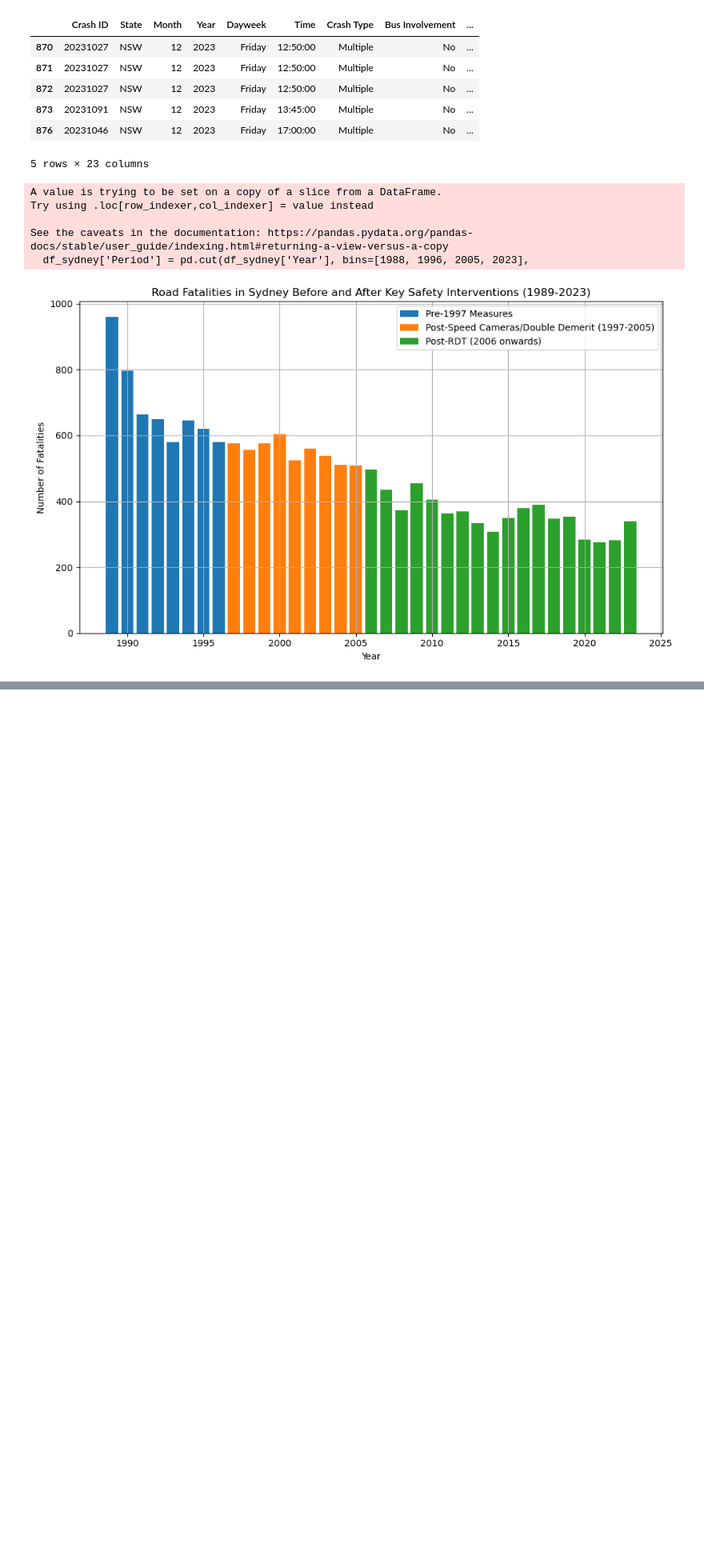
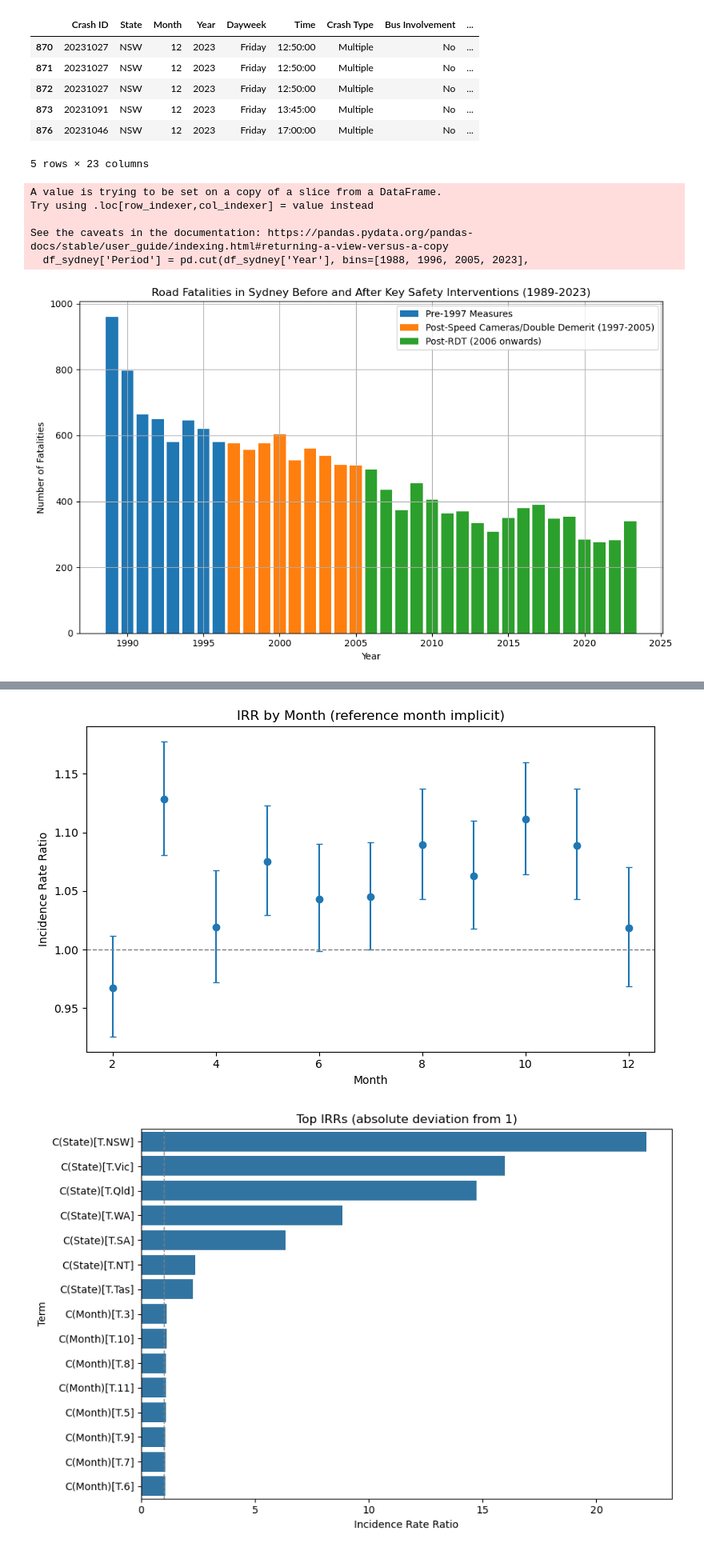
Before and after one commit to Yukitoshi12345/Australia-Road-Fatality, a Jupyter notebook: main.ipynb, the cells around one changed output, grey strips where cells are left out. Shown: that part at 80% size. Saved outputs shown, nothing was run; the diff lists cells and outputs as text; code cells hidden in the pictures; blank space fills up the shorter version.

```diff
--- a/main.ipynb
+++ b/main.ipynb
@@ -408,0 +528,10 @@ plt.show()
+# %%
+# Compute IRRs with 95% CI and preview
+a = model.params
+c = model.conf_int()
+irrs = np.exp(a)
+ci_lower = np.exp(c[0])
+ci_upper = np.exp(c[1])
+irr_df = pd.DataFrame({'IRR': irrs, 'CI_lower': ci_lower, 'CI_upper': ci_upper}).sort_values('IRR', ascending=False)
+print(f"\nModel: {model_name}")
+print(irr_df.head(20))
@@ -408,0 +657,64 @@ plt.show()
+# %%
+# Visuals for Q5
+import matplotlib.pyplot as plt
+import seaborn as sns
+
+# Helper: extract IRRs for a given prefix, with clean labels
+def extract_irrs(irr_df, prefix):
+    sel = irr_df[irr_df.index.str.startswith(prefix)].copy()
+    sel = sel.rename(index=lambda s: s.replace(prefix, '').strip('[]T.'))
+    sel = sel.reset_index().rename(columns={'index': 'Term'})
+    return sel
+
+# 1) Month seasonal IRRs with CI
+months_irrs = extract_irrs(irr_df, 'C(Month)')
+if not months_irrs.empty:
+    months_irrs['Month'] = pd.to_numeric(months_irrs['Term'], errors='coerce')
+    months_irrs = months_irrs.dropna(subset=['Month']).sort_values('Month')
+    plt.figure(figsize=(8,5))
+    plt.errorbar(months_irrs['Month'], months_irrs['IRR'],
+                 yerr=[months_irrs['IRR']-months_irrs['CI_lower'], months_irrs['CI_upper']-months_irrs['IRR']],
+                 fmt='o', capsize=3)
+    plt.axhline(1.0, color='gray', linestyle='--', linewidth=1)
+    plt.title('IRR by Month (reference month implicit)')
+    plt.xlabel('Month')
+    plt.ylabel('Incidence Rate Ratio')
+    plt.tight_layout()
+    plt.savefig('images/q5_month_irrs.png', dpi=150, bbox_inches='tight')
+    plt.show()
+
+# 2) Top absolute effects (excluding intercept)
+filtered = irr_df.drop(index=[i for i in irr_df.index if i.startswith('Intercept')], errors='ignore')
+filtered['EffectSize'] = (filtered['IRR']-1).abs()
+top_n = filtered.sort_values('EffectSize', ascending=False).head(15)
+plt.figure(figsize=(9,6))
+sns.barplot(data=top_n.reset_index(), y='index', x='IRR', orient='h')
+plt.axvline(1.0, color='gray', linestyle='--', linewidth=1)
+plt.title('Top IRRs (absolute deviation from 1)')
+plt.xlabel('Incidence Rate Ratio')
+plt.ylabel('Term')
+plt.tight_layout()
+plt.savefig('images/q5_top_irrs.png', dpi=150, bbox_inches='tight')
+plt.show()
+
+# 3) Predicted vs actual for an example state (NSW)
+if 'NSW' in grp['State'].unique():
+    preds = model.predict(X)
+    grp_with_pred = grp.copy()
+    grp_with_pred['Pred'] = preds
+    nsw = grp_with_pred[grp_with_pred['State']=='NSW'].copy()
+    nsw['Date'] = pd.to_datetime(dict(year=nsw['Year'], month=nsw['Month'], day=1))
+    nsw = nsw.sort_values('Date')
+    plt.figure(figsize=(10,5))
+    plt.plot(nsw['Date'], nsw['FatalCount'], label='Actual', alpha=0.7)
+    plt.plot(nsw['Date'], nsw['Pred'], label='Predicted', alpha=0.8)
+    plt.title('NSW: Actual vs Predicted Monthly Fatal Crashes')
+    plt.xlabel('Date')
+    plt.ylabel('Count')
+    plt.legend()
+    plt.tight_layout()
+    plt.savefig('images/q5_nsw_pred_vs_actual.png', dpi=150, bbox_inches='tight')
+    plt.show()
+# %% [output]
+[figure, added]
+[figure, added]
```
Also changed, not shown: parts of 21 cells of this notebook, 4 other files.
